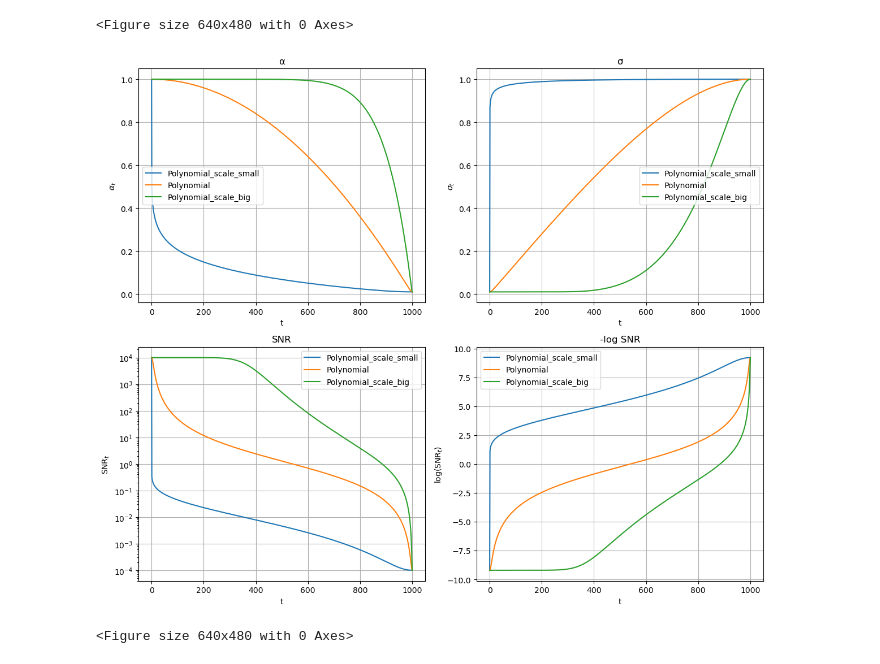
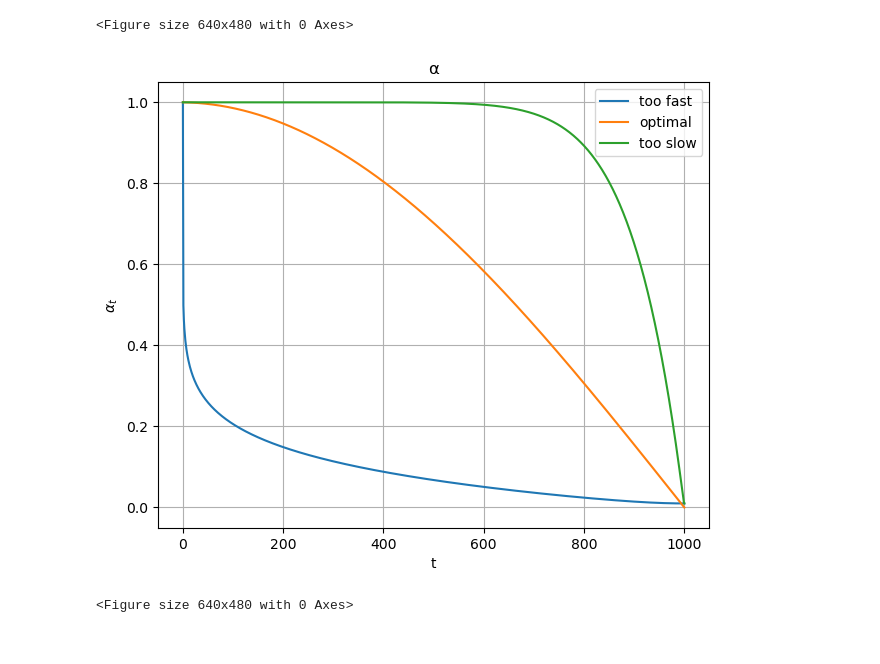
Before and after one commit to thelikhit/e3_diffusion_for_molecules, a Jupyter notebook: noise_schedules.ipynb, the cells around one changed output. Saved outputs shown, nothing was run; the diff lists cells and outputs as text; code cells hidden in the pictures.

Commit message:
added graphs and ipynb

```diff
--- a/noise_schedules.ipynb
+++ b/noise_schedules.ipynb
@@ -70,64 +70,65 @@ compare_noise_schedules(timesteps=1000)
 # %%
 def compare_noise_schedules(timesteps=1000):
     schedules = {
-        "Polynomial_scale_small": polynomial_schedule(timesteps, power=0.1),
-        "Polynomial": polynomial_schedule(timesteps, power=2.0),
-        "Polynomial_scale_big": polynomial_schedule(timesteps, power=10)
+        "too fast": polynomial_schedule(timesteps, power=0.1),
+        "optimal": cosine_beta_schedule(timesteps),
+        "too slow": polynomial_schedule(timesteps, power=10)
     }
 
     t = np.arange(timesteps + 1)
     plt.figure(figsize=(12, 10))
 
     # α (alpha)
     plt.subplot(2, 2, 1)
     for name, alphas2 in schedules.items():
         plt.plot(t, np.sqrt(alphas2), label=name)
     plt.title('α')
     plt.xlabel('t')
     plt.ylabel(r'$\alpha_t$')
     plt.grid(True)
     plt.legend()
 
-    # σ (sigma)
-    plt.subplot(2, 2, 2)
-    for name, alphas2 in schedules.items():
-        plt.plot(t, np.sqrt(1 - alphas2), label=name)
-    plt.title('σ')
-    plt.xlabel('t')
-    plt.ylabel(r'$\sigma_t$')
-    plt.grid(True)
-    plt.legend()
-
-    # SNR
-    plt.subplot(2, 2, 3)
-    for name, alphas2 in schedules.items():
-        snr = alphas2 / (1 - alphas2)
-        plt.plot(t, snr, label=name)
-    plt.title('SNR')
-    plt.xlabel('t')
-    plt.ylabel(r'$\text{SNR}_t$')
-    plt.yscale('log')
-    plt.grid(True)
-    plt.legend()
-
-    # log SNR
-    plt.subplot(2, 2, 4)
-    for name, alphas2 in schedules.items():
-        snr = alphas2 / (1 - alphas2)
-        plt.plot(t, -np.log(snr + 1e-12), label=name)
-    plt.title('-log SNR')
-    plt.xlabel('t')
-    plt.ylabel(r'$\log(\text{SNR}_t)$')
-    plt.grid(True)
-    plt.legend()
-
+    # # σ (sigma)
+    # plt.subplot(2, 2, 2)
+    # for name, alphas2 in schedules.items():
+    #     plt.plot(t, np.sqrt(1 - alphas2), label=name)
+    # plt.title('σ')
+    # plt.xlabel('t')
+    # plt.ylabel(r'$\sigma_t$')
+    # plt.grid(True)
+    # plt.legend()
+#
+    # # SNR
+    # plt.subplot(2, 2, 3)
+    # for name, alphas2 in schedules.items():
+    #     snr = alphas2 / (1 - alphas2)
+    #     plt.plot(t, snr, label=name)
+    # plt.title('SNR')
+    # plt.xlabel('t')
+    # plt.ylabel(r'$\text{SNR}_t$')
+    # plt.yscale('log')
+    # plt.grid(True)
+    # plt.legend()
+#
+    # # log SNR
+    # plt.subplot(2, 2, 4)
+    # for name, alphas2 in schedules.items():
+    #     snr = alphas2 / (1 - alphas2)
+    #     plt.plot(t, -np.log(snr + 1e-12), label=name)
+    # plt.title('-log SNR')
+    # plt.xlabel('t')
+    # plt.ylabel(r'$\log(\text{SNR}_t)$')
+    # plt.grid(True)
+    # plt.legend()
+#
+    plt.figure(figsize=(12, 5))
     plt.tight_layout()
     plt.show()
-    plt.savefig("noise_schedule_comparison.png", dpi=300, bbox_inches='tight')
+    plt.savefig("noise_schedule_comparison.png", dpi=500, bbox_inches='tight')
 
 
 # ---- Run comparison ----
 compare_noise_schedules(timesteps=1000)
 # %% [output]
-[figure, old version]
+[figure, new version]
 <Figure size 640x480 with 0 Axes>
```
Also changed, not shown: 6 other files.
